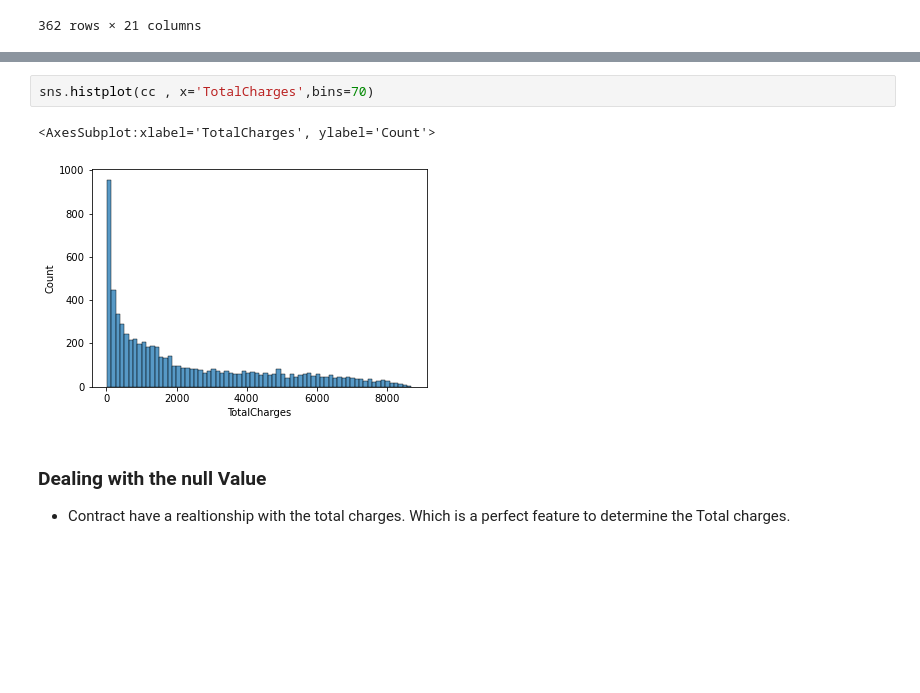
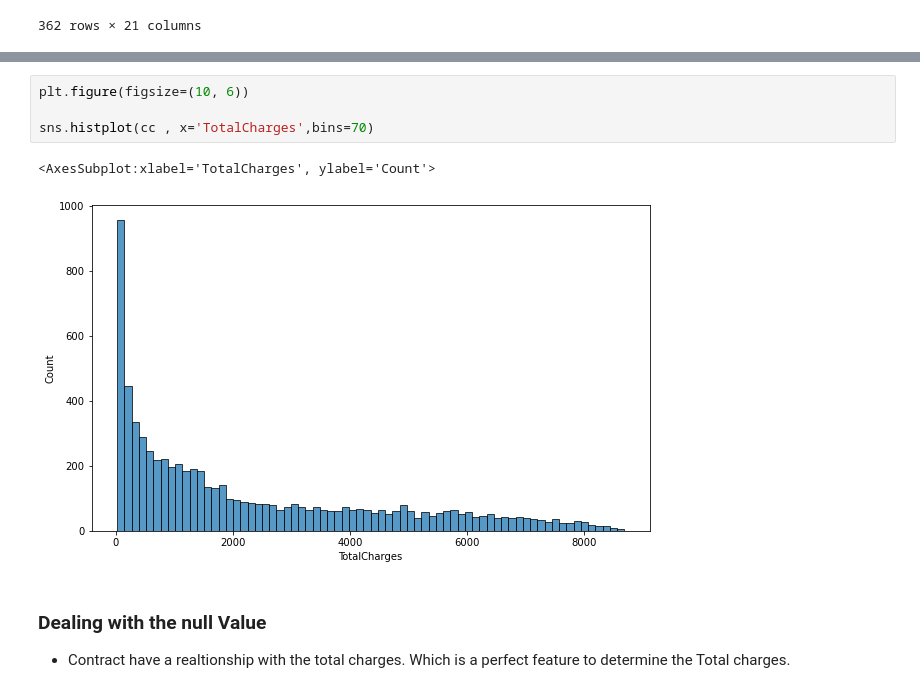
Before and after one commit to ADEYEMIBolaji/customer-churn-2, a Jupyter notebook: customer churn-2.ipynb, the cells around one changed output, grey strips where cells are left out. Cells and saved outputs as stored; diff of their text form; blank space fills up the shorter version.

```diff
--- a/customer churn-2.ipynb
+++ b/customer churn-2.ipynb
@@ -198,8 +201,10 @@ sns.histplot(cc , x='Contract',bins=70)
 # %%
+plt.figure(figsize=(10, 6))
+
 sns.histplot(cc , x='TotalCharges',bins=70)
 # %% [output]
 <AxesSubplot:xlabel='TotalCharges', ylabel='Count'>
-[figure, old version]
+[figure, new version]
 # %% [markdown]
 ### Dealing with the null Value
 
```
Also changed, not shown: parts of 39 cells of this notebook.
